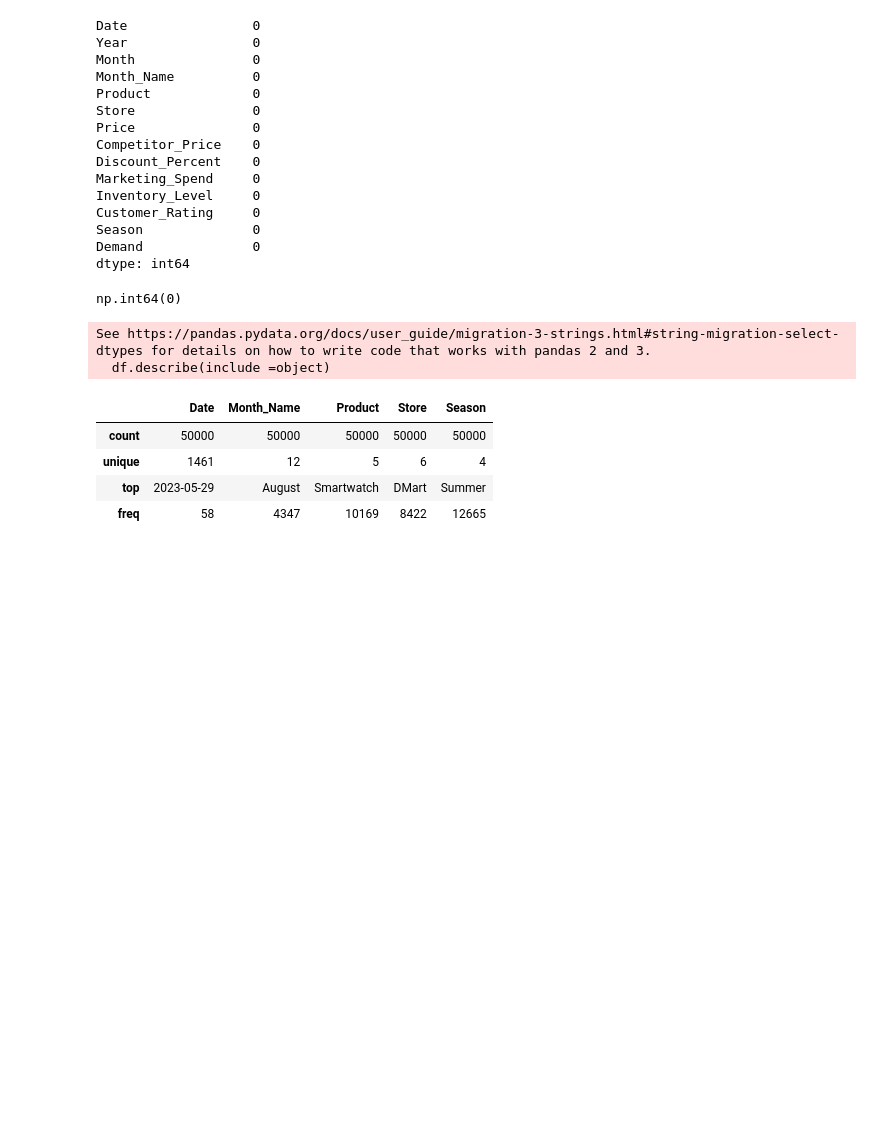
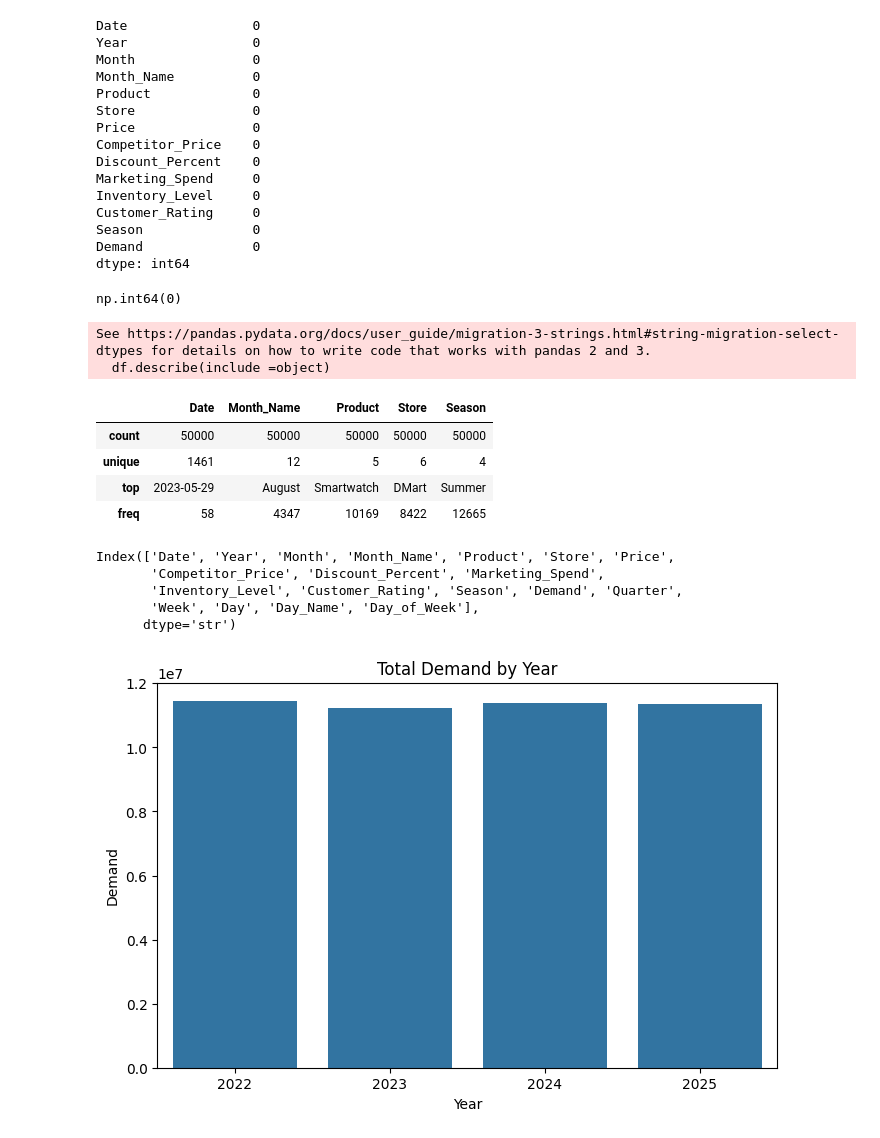
Before and after one commit to 1014369/Product-Demand-Forecasting, a Jupyter notebook: Notebooks/EDA.ipynb, the cells around one changed output. Drawn from its saved outputs; the diff is of its cells as text; code cells hidden in the pictures; blank space fills up the shorter version.

```diff
--- a/Notebooks/EDA.ipynb
+++ b/Notebooks/EDA.ipynb
@@ -77,3 +77,52 @@ See https://pandas.pydata.org/docs/user_guide/migration-3-strings.html#string-mi
 | unique | 1461 | 12 | 5 | 6 | 4 |
 | top | 2023-05-29 | August | Smartwatch | DMart | Summer |
 | freq | 58 | 4347 | 10169 | 8422 | 12665 |
+# %%
+df['Date'] = pd.to_datetime(df['Date'])
+df['Year'] = df['Date'].dt.year
+df['Month'] = df['Date'].dt.month
+df['Month_Name'] = df['Date'].dt.month_name()
+df['Quarter'] = df['Date'].dt.quarter
+df['Week'] = df['Date'].dt.isocalendar().week.astype(int)
+df['Day'] = df['Date'].dt.day
+df['Day_Name'] = df['Date'].dt.day_name()
+df['Day_of_Week'] = df['Date'].dt.dayofweek
+# %%
+season_map = {
+    1: 'Winter', 2: 'Winter', 3: 'Spring',
+    4: 'Spring', 5: 'Spring', 6: 'Summer',
+    7: 'Summer', 8: 'Summer',9: 'Autumn',
+    10: 'Autumn', 11: 'Autumn',12: 'Winter'
+}
+
+df['Season'] = df['Month'].map(season_map)
+# %%
+df.columns
+# %% [output]
+Index(['Date', 'Year', 'Month', 'Month_Name', 'Product', 'Store', 'Price',
+       'Competitor_Price', 'Discount_Percent', 'Marketing_Spend',
+       'Inventory_Level', 'Customer_Rating', 'Season', 'Demand', 'Quarter',
+       'Week', 'Day', 'Day_Name', 'Day_of_Week'],
+      dtype='str')
+# %%
+yearly_demand = (
+    df.groupby('Year')['Demand']
+      .sum()
+      .sort_index()
+)
+
+yearly_demand
+plt.figure(figsize=(8,5))
+
+sns.barplot(
+    x=yearly_demand.index,
+    y=yearly_demand.values
+)
+
+plt.title("Total Demand by Year")
+plt.xlabel("Year")
+plt.ylabel("Demand")
+
+plt.show()
+# %% [output]
+[figure, added]
```
Also changed, not shown: parts of 4 cells of this notebook.
